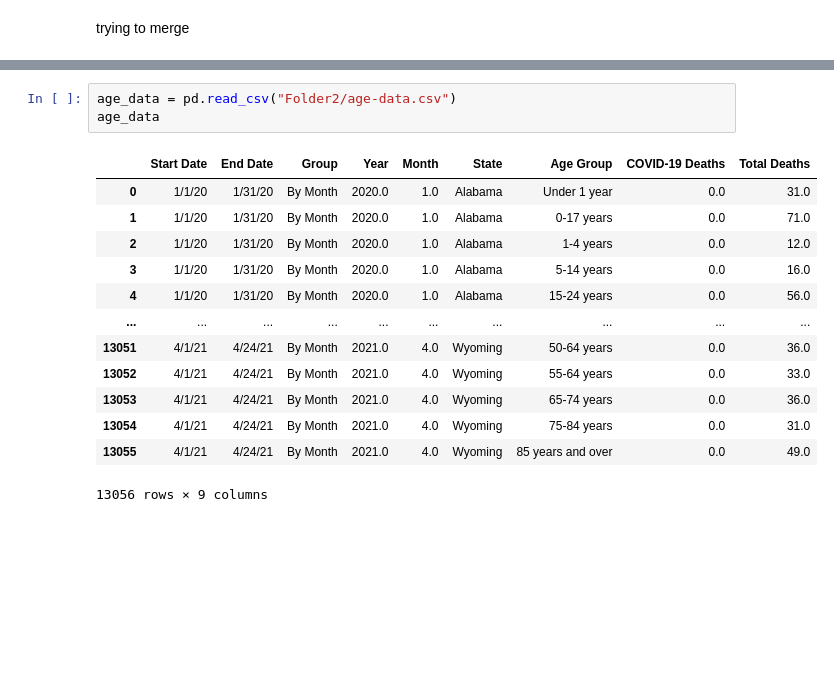
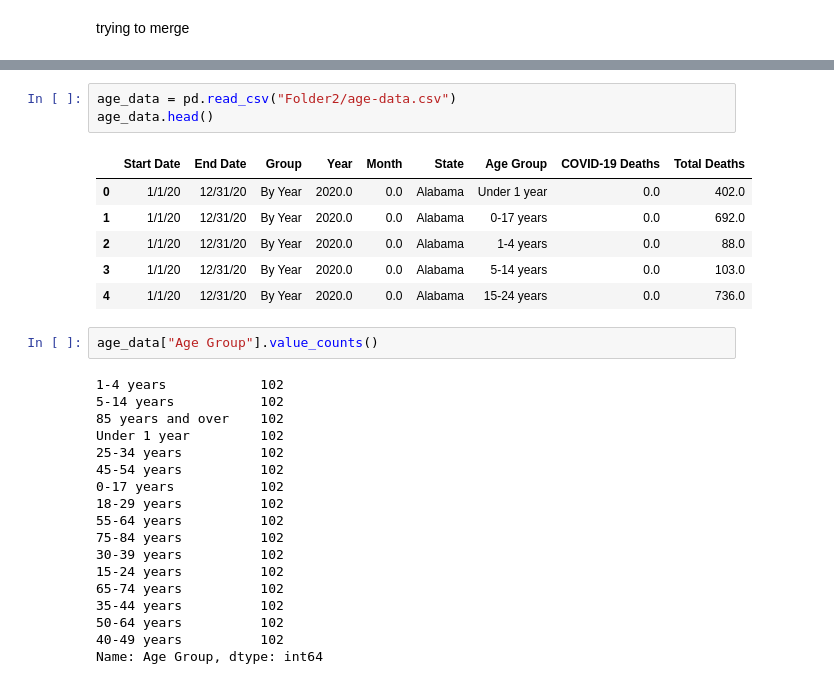
Before and after one commit to jenniecinelli/project_one, a Jupyter notebook: jennie cleaning notebook.ipynb, the cells around one changed output, grey strips where cells are left out. Drawn from its saved outputs; the diff is of its cells as text; blank space fills up the shorter version.

```diff
--- a/jennie cleaning notebook.ipynb
+++ b/jennie cleaning notebook.ipynb
@@ -122,18 +155,31 @@ race_data.head()
 | 4 | 02/01/2020 | 02/29/2020 | 2020 | 2.0 | By Month | Alabama | Count of COVID-19 deaths | 0.0 | ... |
 # %%
 age_data = pd.read_csv("Folder2/age-data.csv")
-age_data
+age_data.head()
 # %% [output]
 |  | Start Date | End Date | Group | Year | Month | State | Age Group | COVID-19 Deaths | Total Deaths |
-| 0 | 1/1/20 | 1/31/20 | By Month | 2020.0 | 1.0 | Alabama | Under 1 year | 0.0 | 31.0 |
-| 1 | 1/1/20 | 1/31/20 | By Month | 2020.0 | 1.0 | Alabama | 0-17 years | 0.0 | 71.0 |
-| 2 | 1/1/20 | 1/31/20 | By Month | 2020.0 | 1.0 | Alabama | 1-4 years | 0.0 | 12.0 |
-| 3 | 1/1/20 | 1/31/20 | By Month | 2020.0 | 1.0 | Alabama | 5-14 years | 0.0 | 16.0 |
-| 4 | 1/1/20 | 1/31/20 | By Month | 2020.0 | 1.0 | Alabama | 15-24 years | 0.0 | 56.0 |
-| ... | ... | ... | ... | ... | ... | ... | ... | ... | ... |
-| 13051 | 4/1/21 | 4/24/21 | By Month | 2021.0 | 4.0 | Wyoming | 50-64 years | 0.0 | 36.0 |
-| 13052 | 4/1/21 | 4/24/21 | By Month | 2021.0 | 4.0 | Wyoming | 55-64 years | 0.0 | 33.0 |
-| 13053 | 4/1/21 | 4/24/21 | By Month | 2021.0 | 4.0 | Wyoming | 65-74 years | 0.0 | 36.0 |
-| 13054 | 4/1/21 | 4/24/21 | By Month | 2021.0 | 4.0 | Wyoming | 75-84 years | 0.0 | 31.0 |
-| 13055 | 4/1/21 | 4/24/21 | By Month | 2021.0 | 4.0 | Wyoming | 85 years and over | 0.0 | 49.0 |
+| 0 | 1/1/20 | 12/31/20 | By Year | 2020.0 | 0.0 | Alabama | Under 1 year | 0.0 | 402.0 |
+| 1 | 1/1/20 | 12/31/20 | By Year | 2020.0 | 0.0 | Alabama | 0-17 years | 0.0 | 692.0 |
+| 2 | 1/1/20 | 12/31/20 | By Year | 2020.0 | 0.0 | Alabama | 1-4 years | 0.0 | 88.0 |
+| 3 | 1/1/20 | 12/31/20 | By Year | 2020.0 | 0.0 | Alabama | 5-14 years | 0.0 | 103.0 |
+| 4 | 1/1/20 | 12/31/20 | By Year | 2020.0 | 0.0 | Alabama | 15-24 years | 0.0 | 736.0 |
-13056 rows × 9 columns
+# %%
+age_data["Age Group"].value_counts()
+# %% [output]
+1-4 years            102
+5-14 years           102
+85 years and over    102
+Under 1 year         102
+25-34 years          102
+45-54 years          102
+0-17 years           102
+18-29 years          102
+55-64 years          102
+75-84 years          102
+30-39 years          102
+15-24 years          102
+65-74 years          102
+35-44 years          102
+50-64 years          102
+40-49 years          102
+Name: Age Group, dtype: int64
```
Also changed, not shown: parts of 23 cells of this notebook, 2 other files.
